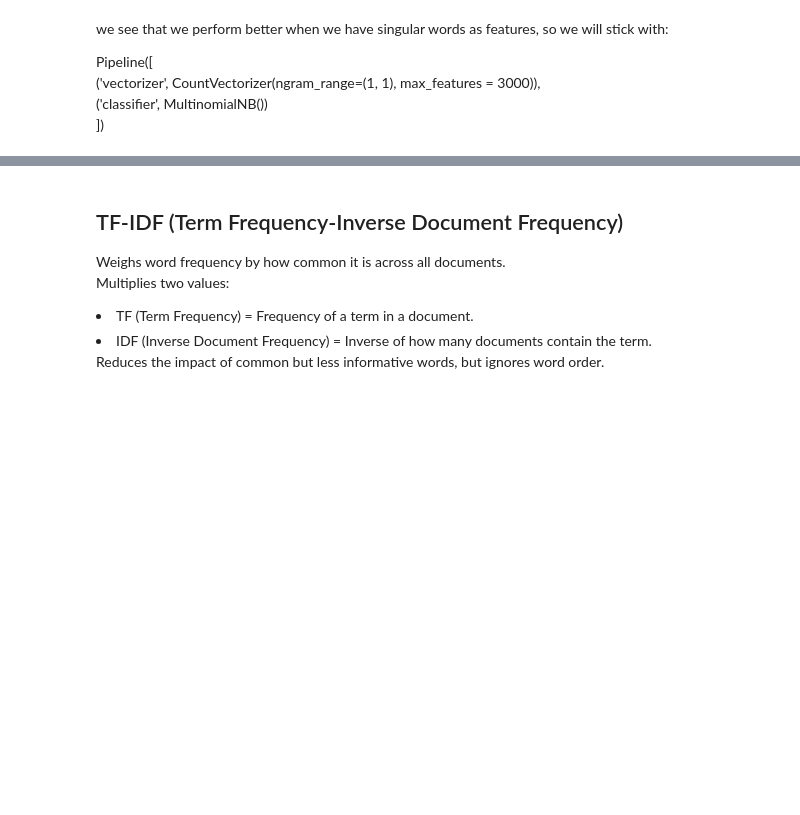
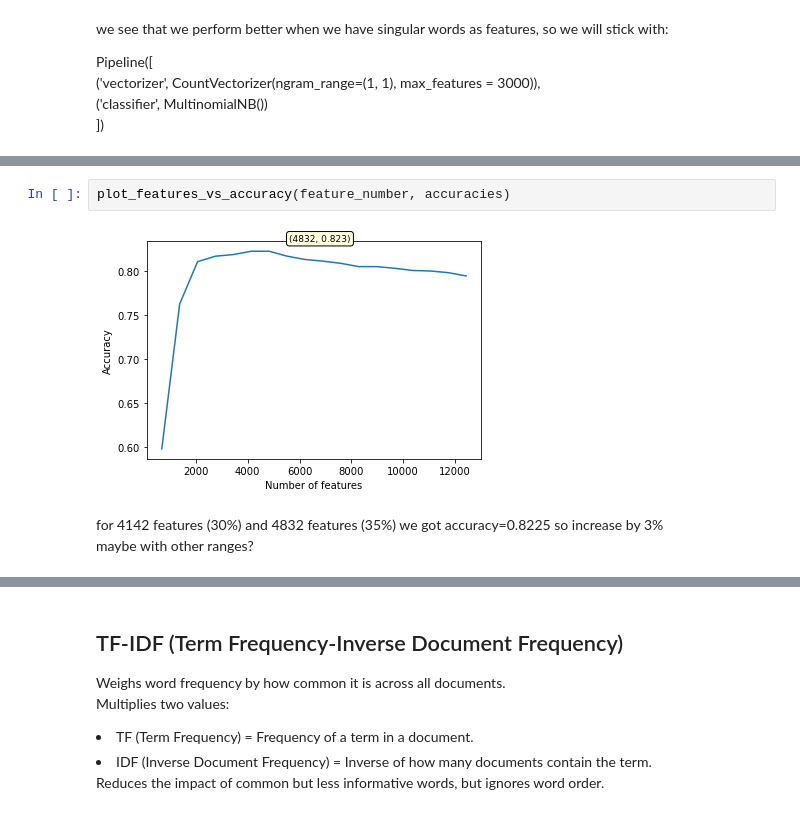
Before and after one commit to michalwietecki/text-emotion-classification, a Jupyter notebook: classification.ipynb, the cells around one changed output, grey strips where cells are left out. Drawn from its saved outputs; the diff is of its cells as text; blank space fills up the shorter version.

```diff
--- a/classification.ipynb
+++ b/classification.ipynb
@@ -574,0 +637,7 @@ Pipeline([<br>
+# %%
+plot_features_vs_accuracy(feature_number, accuracies)
+# %% [output]
+[figure, added]
+# %% [markdown]
+for 4142 features (30%) and 4832 features (35%) we got accuracy=0.8225 so increase by 3%<br>
+maybe with other ranges?
```
Also changed, not shown: parts of 13 cells of this notebook.
